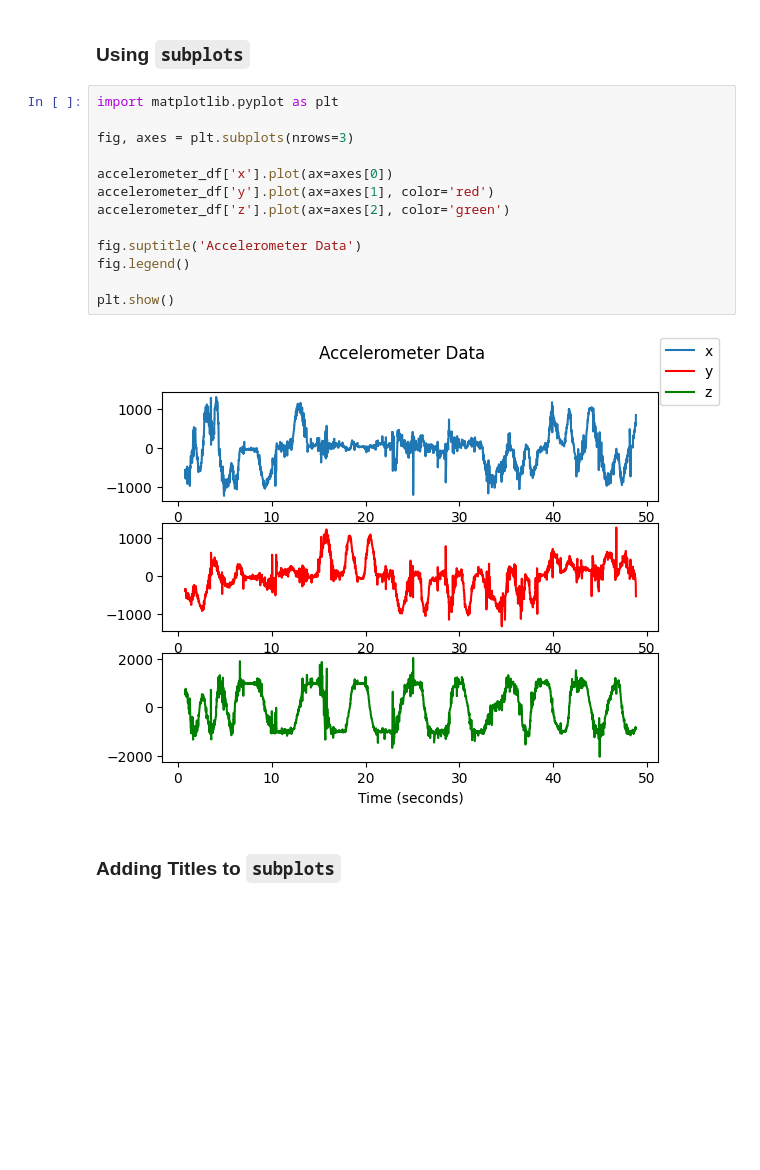
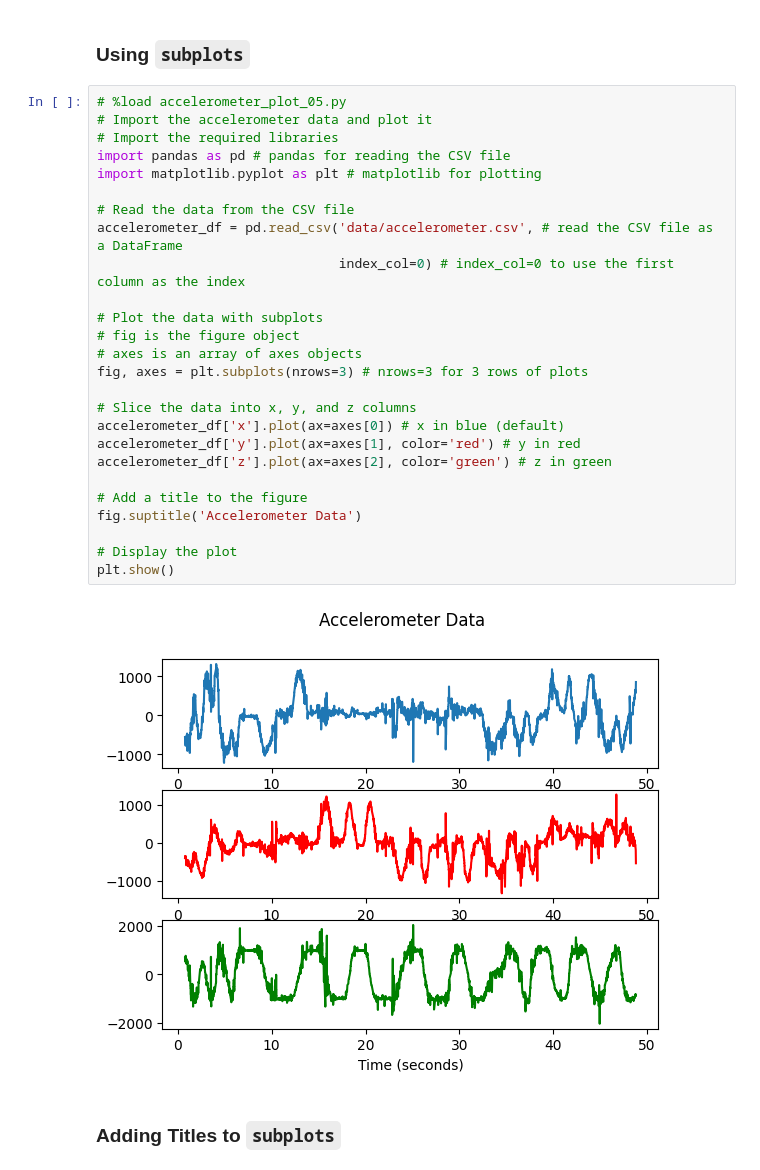
Before and after one commit to simonhasan/microbit-data-logging-2023-12-03, a Jupyter notebook: code-files/python_plotting/python_plotting.ipynb, the cells around one changed output. Cells and saved outputs as stored; diff of their text form; blank space fills up the shorter version.

Commit message:
Update python_plotting.ipynb
Loaded the over-commented py files.

```diff
--- a/code-files/python_plotting/python_plotting.ipynb
+++ b/code-files/python_plotting/python_plotting.ipynb
@@ -54,20 +91,33 @@ plot_z = accelerometer_df['z'].plot(title='Accelerometer Data (z)')
 ## More Complex Plots Using `matplotlib`
 # %% [markdown]
 ### Using `subplots`
-# %%
-import matplotlib.pyplot as plt
-
-fig, axes = plt.subplots(nrows=3)
-
-accelerometer_df['x'].plot(ax=axes[0])
-accelerometer_df['y'].plot(ax=axes[1], color='red')
-accelerometer_df['z'].plot(ax=axes[2], color='green')
-
-fig.suptitle('Accelerometer Data')
-fig.legend()
-
-plt.show()
-# %% [output]
-[figure, removed]
+# %%
+# %load accelerometer_plot_05.py
+# Import the accelerometer data and plot it
+# Import the required libraries
+import pandas as pd # pandas for reading the CSV file
+import matplotlib.pyplot as plt # matplotlib for plotting
+
+# Read the data from the CSV file
+accelerometer_df = pd.read_csv('data/accelerometer.csv', # read the CSV file as a DataFrame
+                               index_col=0) # index_col=0 to use the first column as the index
+
+# Plot the data with subplots
+# fig is the figure object
+# axes is an array of axes objects
+fig, axes = plt.subplots(nrows=3) # nrows=3 for 3 rows of plots
+
+# Slice the data into x, y, and z columns
+accelerometer_df['x'].plot(ax=axes[0]) # x in blue (default)
+accelerometer_df['y'].plot(ax=axes[1], color='red') # y in red
+accelerometer_df['z'].plot(ax=axes[2], color='green') # z in green
+
+# Add a title to the figure
+fig.suptitle('Accelerometer Data')
+
+# Display the plot
+plt.show()
+# %% [output]
+[figure, added]
 # %% [markdown]
 ### Adding Titles to `subplots`
```
Also changed, not shown: parts of 27 cells of this notebook.
